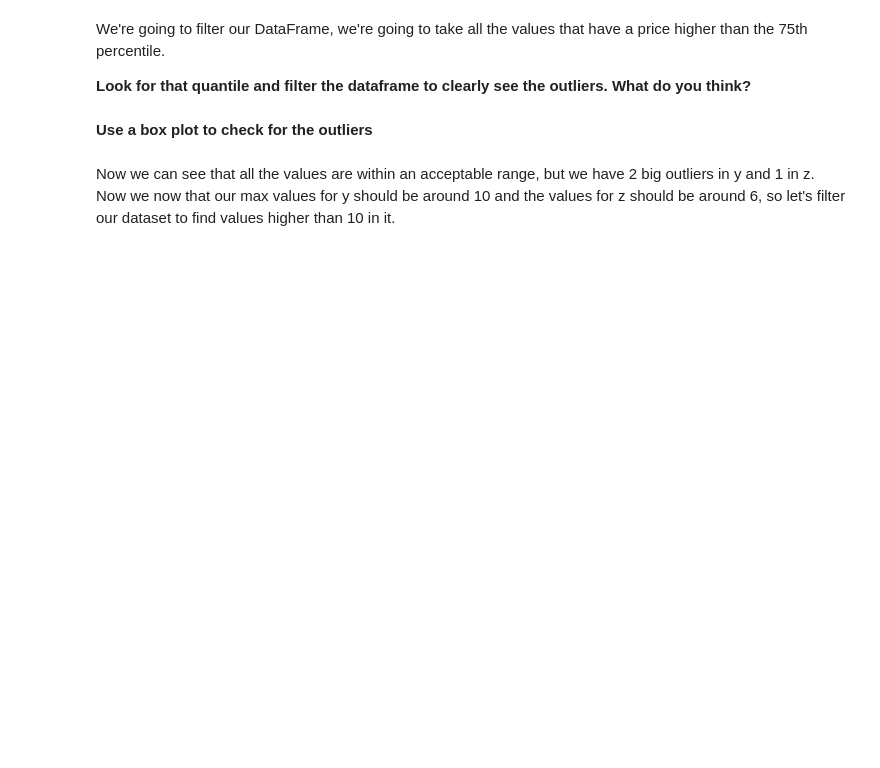
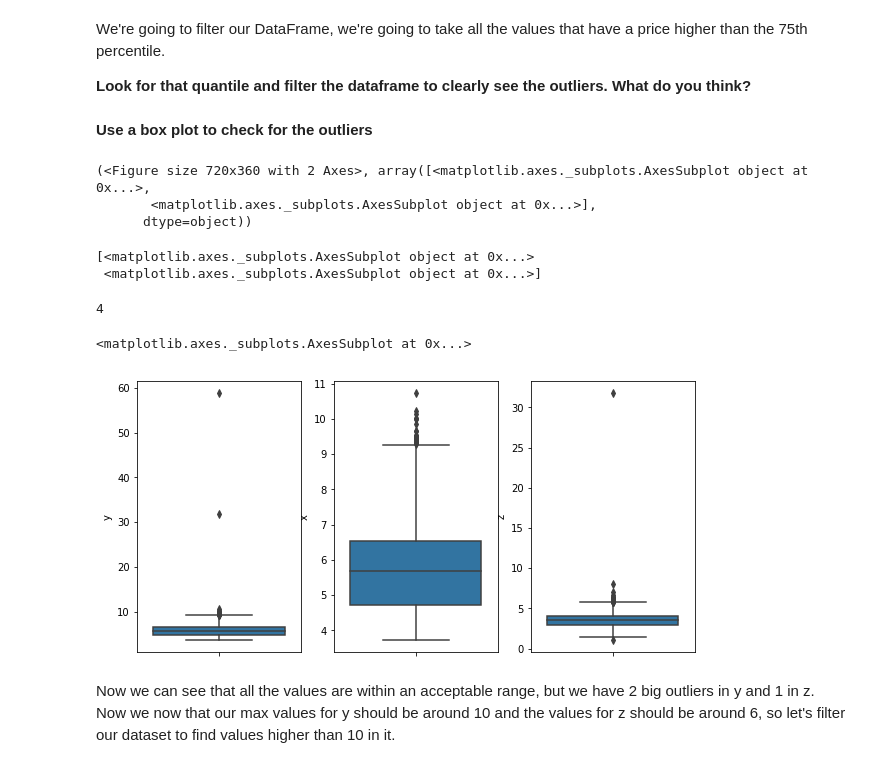
Before and after one commit to ta-data-bcn/Review-W4-Data-Cleaning-And-Descriptive-Statistics, a Jupyter notebook: code/1.- Data Cleaning.ipynb, the cells around one changed output. Saved outputs shown, nothing was run; the diff lists cells and outputs as text; code cells hidden in the pictures; blank space fills up the shorter version.

```diff
--- a/code/1.- Data Cleaning.ipynb
+++ b/code/1.- Data Cleaning.ipynb
@@ -139,0 +340,11 @@ We're going to filter our DataFrame, we're going to take all the values that hav
+# %%
+print(fig)
+# %% [output]
+(<Figure size 720x360 with 2 Axes>, array([<matplotlib.axes._subplots.AxesSubplot object at 0x...>,
+       <matplotlib.axes._subplots.AxesSubplot object at 0x...>],
+      dtype=object))
+# %%
+print(ax)
+# %% [output]
+[<matplotlib.axes._subplots.AxesSubplot object at 0x...>
+ <matplotlib.axes._subplots.AxesSubplot object at 0x...>]
@@ -140,3 +353,16 @@ We're going to filter our DataFrame, we're going to take all the values that hav
+# %%
+a
+# %% [output]
+4
+# %%
+#your code here
+fig, ax = plt.subplots(1,3, figsize=(10, 5))
+sns.boxplot(y=diamonds.y, ax=ax[0])
+sns.boxplot(y=diamonds.x, ax=ax[1])
+sns.boxplot(y=diamonds.z, ax=ax[2])
+# %% [output]
+<matplotlib.axes._subplots.AxesSubplot at 0x...>
+[figure, added]
 # %% [markdown]
 Now we can see that all the values are within an acceptable range, but we have 2 big outliers in y and 1 in z. Now we now that our max values for y should be around 10 and the values for z should be around 6, so let's filter our dataset to find values higher than 10 in it.
 # %%
```
Also changed, not shown: parts of 47 cells of this notebook.
